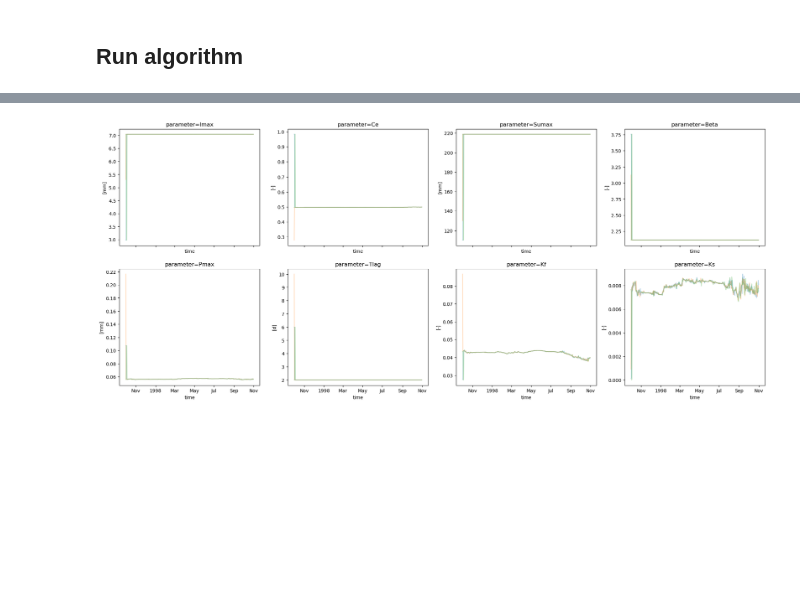
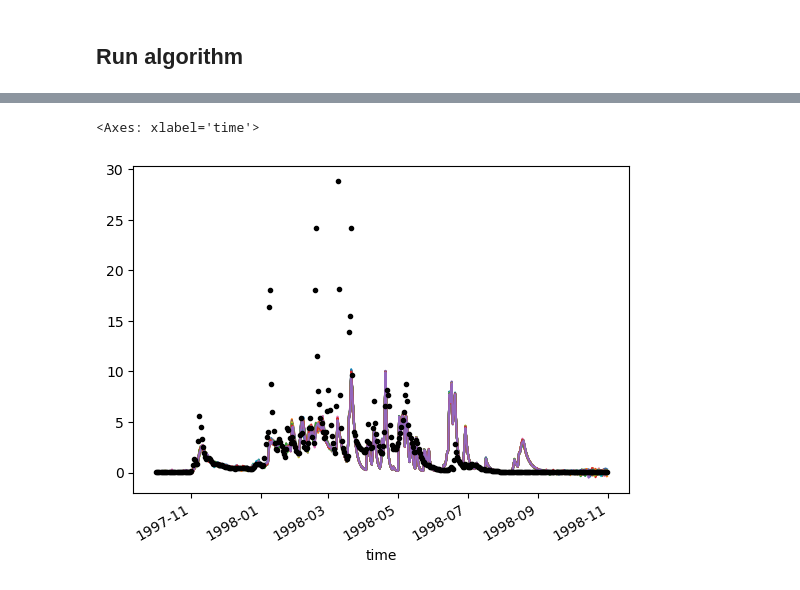
Before and after one commit to Daafip/eWaterCycle-DA, a Jupyter notebook: docs/example_HBV_model.ipynb, the cells around one changed output, grey strips where cells are left out. Cells and saved outputs as stored; diff of their text form; code cells hidden in the pictures; blank space fills up the shorter version.

```diff
--- a/docs/example_HBV_model.ipynb
+++ b/docs/example_HBV_model.ipynb
@@ -524,13 +186,0 @@ Text(0.5, 1.0, 'parameter=Tlag for 3 Ensemble Members')
-# %%
-fig, axs = plt.subplots(2,4,figsize=(25,10),sharex=True)
-axs = axs.flatten()
-for j, parameter in enumerate(param_names):
-    ax = axs[j]
-    for i in range(n_particles):
-        parameter_terms_ds.sel(parameter=parameter).isel(EnsembleMember=i).plot(ax=ax,alpha=0.3)
-    ax.set_title(f'parameter={parameter}')# for {n_particles} Ensemble Members')
-    ax.set_ylabel(f'[{units[parameter]}]')
-if save:
-    fig.savefig(figure_path /  f"ensemble_run_for__{n_particles}_particles_parameters_{current_time}.png",bbox_inches="tight",dpi=400)
-# %% [output]
-[figure, removed]
@@ -536,0 +189,6 @@ if save:
+# %%
+plt.plot(time,lst_Q)
+df_Q['Q'].loc[time].plot(marker='.',lw=0,color='k')
+# %% [output]
+<Axes: xlabel='time'>
+[figure, added]
```
Also changed, not shown: parts of 41 cells of this notebook, 1 other file.
